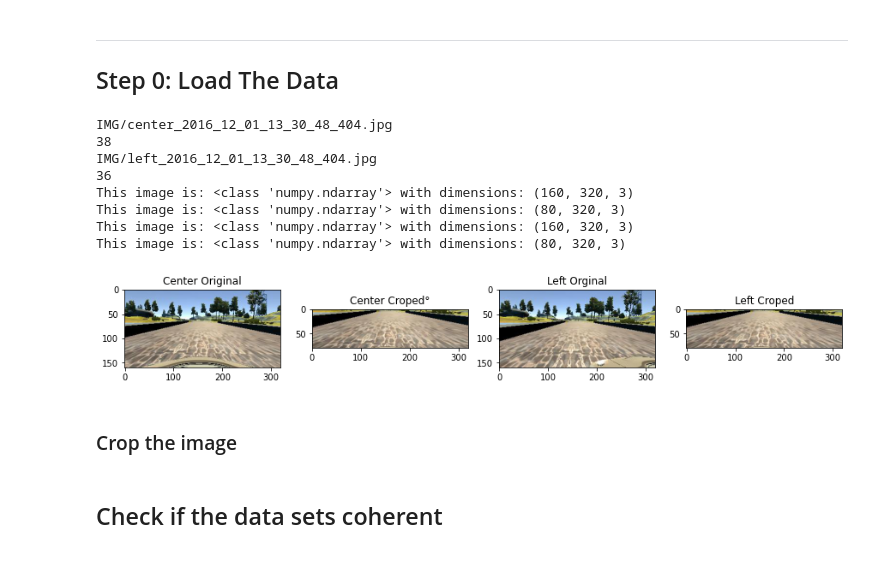
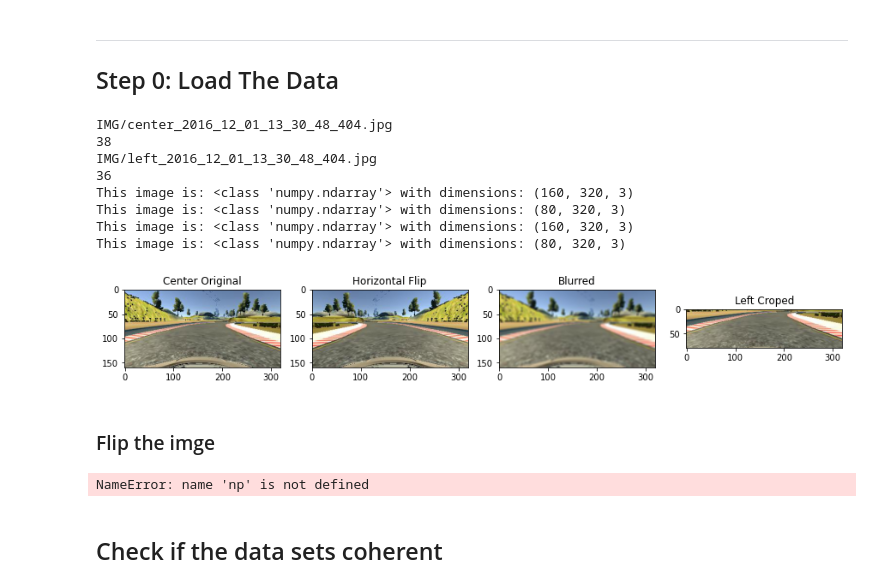
Before and after one commit to DiegelD/CarND-Behavior-Cloning, a Jupyter notebook: Behaviour_Cloning.ipynb, the cells around one changed output. Saved outputs shown, nothing was run; the diff lists cells and outputs as text; code cells hidden in the pictures.

```diff
--- a/Behaviour_Cloning.ipynb
+++ b/Behaviour_Cloning.ipynb
@@ -9,10 +9,13 @@ In this notebook, a template is provided for you to implement your functionality
 ## Step 0: Load The Data
 # %%
 import os
+import cv2
 import numpy as np
 import matplotlib.pyplot as plt
 import pandas as pd
 import matplotlib.image as mpimg
+from scipy.ndimage.filters import gaussian_filter
+os.environ["KERAS_BACKEND"] = "plaidml.keras.backend"         # To use eGPU on MAC
 
 Image_list = os.listdir("data/IMG/")
 y_data_csv  = pd.read_csv('data/driving_log.csv')
@@ -24,44 +27,50 @@ path = y_data_csv['left'][1][1:]
 print(path)
 print(len(path))
 
-center_image = mpimg.imread('data/'+y_data_csv['center'][1])
+center_image = mpimg.imread('data/'+y_data_csv['center'][650])
 print('This image is:', type(center_image), 'with dimensions:', center_image.shape)
 
 
 crop_img = center_image[60:140,0:320]
 print('This image is:', type(crop_img), 'with dimensions:', crop_img.shape)
 
-left_image = mpimg.imread('data/'+y_data_csv['left'][1][1:])
+left_image = mpimg.imread('data/'+y_data_csv['left'][650][1:])
 print('This image is:', type(center_image), 'with dimensions:', center_image.shape)
 
 
 left_crop_img = center_image[60:140,0:320]
 print('This image is:', type(crop_img), 'with dimensions:', crop_img.shape)
 
+flitp_imag = np.fliplr(center_image)
+
+#blurred = skimage.filters.gaussian(center_image, sigma=(5, 5), truncate=3.5, multichannel=True)
+# apply guassian blur on src image
+blurred = cv2.GaussianBlur(center_image,(5,5),cv2.BORDER_DEFAULT)
+
 fig, (ax1, ax2,ax3,ax4) = plt.subplots(1,4, figsize=(15, 35))
 ax1.imshow(center_image)
 ax1.set_title('Center Original')
 ax1.axis('ON')  # clear x- and y-axes
-ax2.imshow(crop_img)
-ax2.set_title('Center Croped°')
+ax2.imshow(flitp_imag)
+ax2.set_title('Horizontal Flip')
 ax2.axis('ON')  # clear x- and y-axes
-ax3.imshow(left_image)
-ax3.set_title('Left Orginal')
+ax3.imshow(blurred)
+ax3.set_title('Blurred')
 ax3.axis('ON')  # clear x- and y-axes
 ax4.imshow(left_crop_img)
 ax4.set_title('Left Croped')
 ax4.axis('ON')  # clear x- and y-axes
 plt.show()
 # %% [output]
 IMG/center_2016_12_01_13_30_48_404.jpg
 38
 IMG/left_2016_12_01_13_30_48_404.jpg
 36
 This image is: <class 'numpy.ndarray'> with dimensions: (160, 320, 3)
 This image is: <class 'numpy.ndarray'> with dimensions: (80, 320, 3)
 This image is: <class 'numpy.ndarray'> with dimensions: (160, 320, 3)
 This image is: <class 'numpy.ndarray'> with dimensions: (80, 320, 3)
-[figure, old version]
+[figure, new version]
 # %%
 X_data = []
 y_data = []
@@ -75,2 +89,2 @@ for row in range(len(y_data_csv)):
 # %% [markdown]
-### Crop the image
+### Flip the imge
@@ -81,2 +112,13 @@ for i in range(len(X_data)):
+# %%
+### Combining the datasets
+
+#Extend first the flipped images
+np.append(X_data, X_flip)
+np.append(y_data, y_flip)
+#Extend second the blured images
+X_data.append(X_blur)
+y_data.append(X_blur)
+# %% [output]
+NameError: name 'np' is not defined
 # %% [markdown]
 ## Check if the data sets coherent
```
Also changed, not shown: parts of 11 cells of this notebook.
